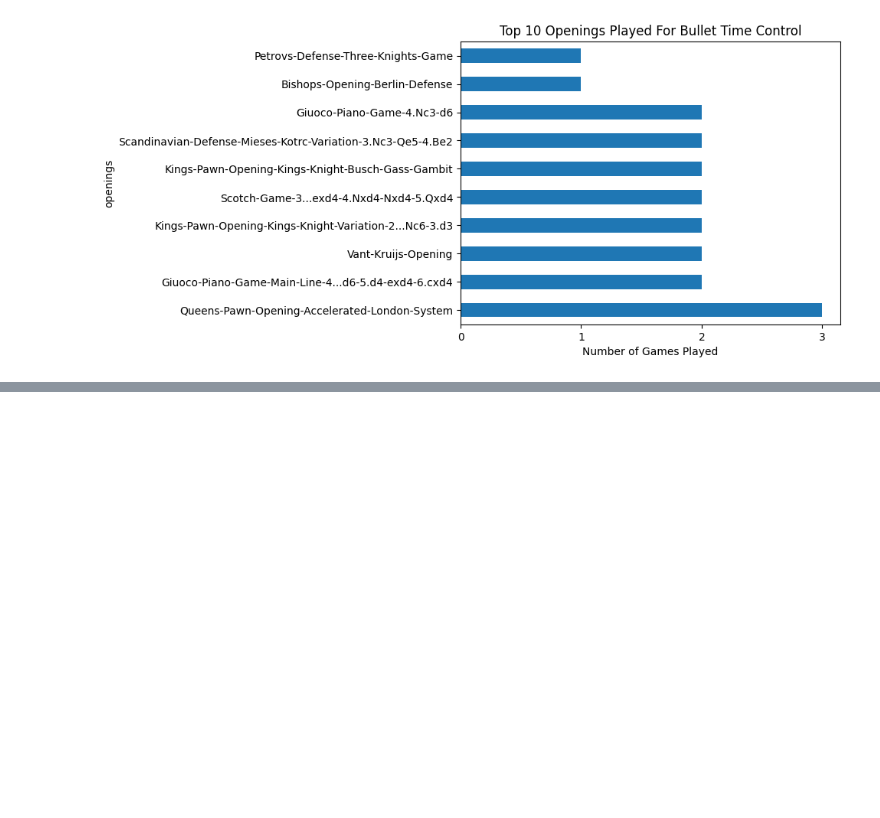
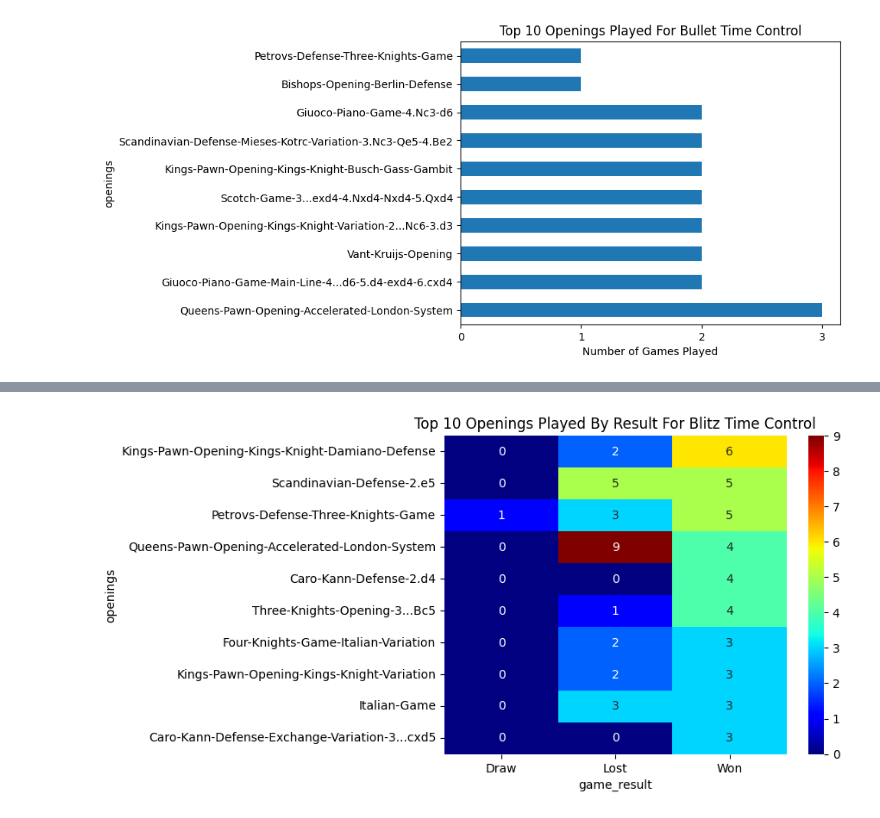
Before and after one commit to hfactor13/MyChessGames, a Jupyter notebook: chess_analysis.ipynb, the cells around one changed output, grey strips where cells are left out. Cells and saved outputs as stored; diff of their text form; code cells hidden in the pictures; blank space fills up the shorter version.

```diff
--- a/chess_analysis.ipynb
+++ b/chess_analysis.ipynb
@@ -406,0 +380,4 @@ plt.show()
+# %%
+plot_openings_matrix(blitz_games, "Blitz")
+# %% [output]
+[figure, added]
```
Also changed, not shown: parts of 9 cells of this notebook.
